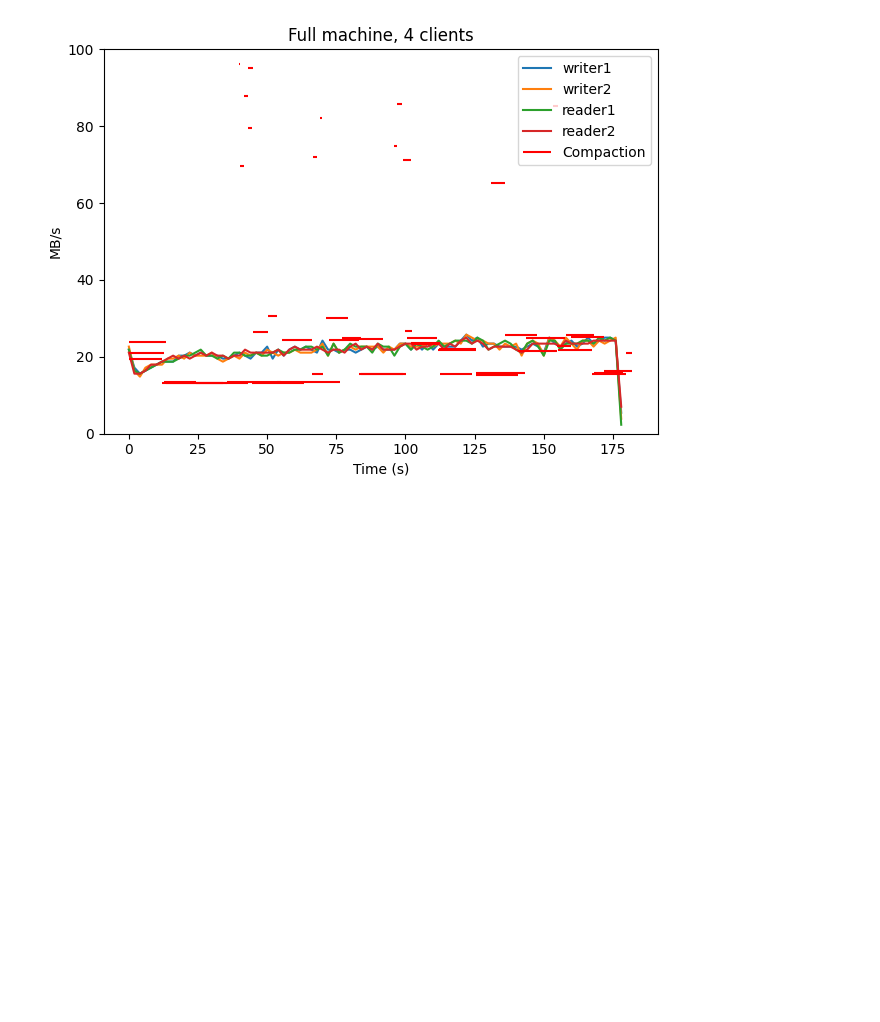
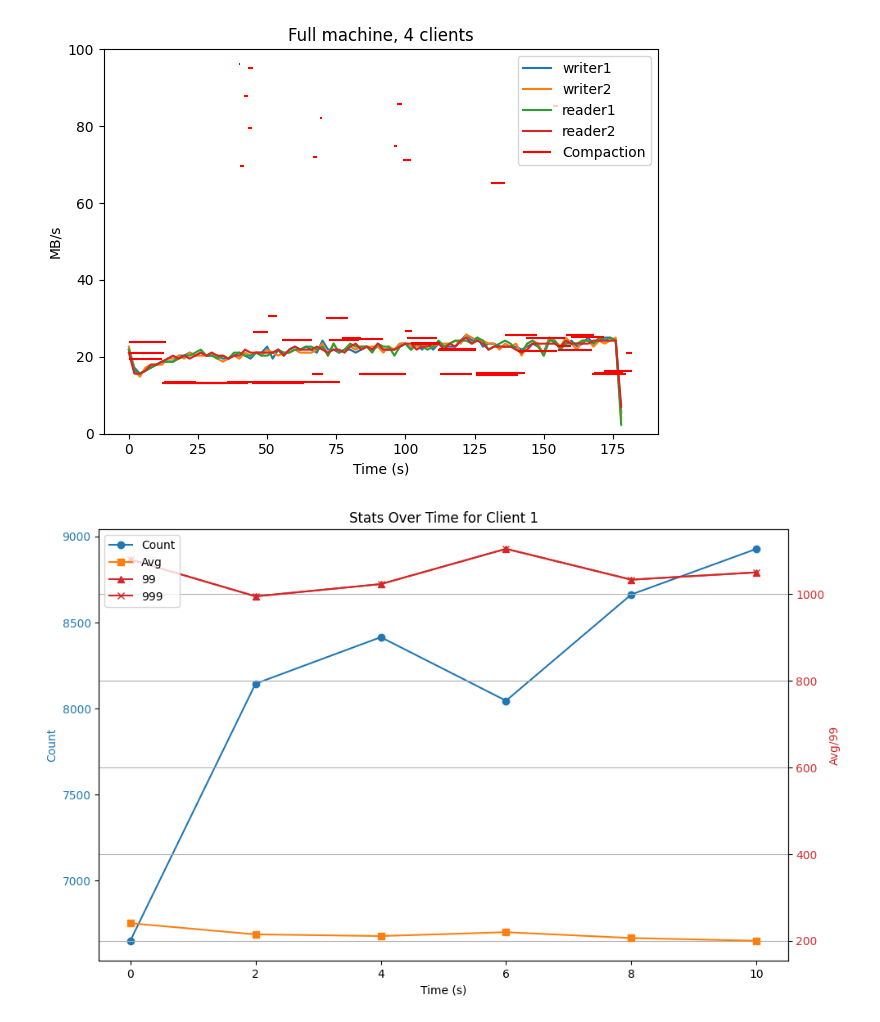
Before and after one commit to tyler-griggs/YCSB-cpp, a Jupyter notebook: analysis.ipynb, the cells around one changed output. Saved outputs shown, nothing was run; the diff lists cells and outputs as text; code cells hidden in the pictures; blank space fills up the shorter version.

Commit message:
added per-client stat tracking

```diff
--- a/analysis.ipynb
+++ b/analysis.ipynb
@@ -123,0 +160,50 @@ plt.show()
+# %%
+import matplotlib.pyplot as plt
+
+# Specify which client's data to plot (e.g., '1' for client1)
+client_id_to_plot = '1'
+
+if client_id_to_plot in client_data:
+    # Extract the data for the specified client
+    counts = [int(x) for x in client_data[client_id_to_plot]['Count']]
+    avgs = [float(x) for x in client_data[client_id_to_plot]['Avg']]
+    nines = [float(x) for x in client_data[client_id_to_plot]['99']]
+    nines = [float(x) for x in client_data[client_id_to_plot]['999']]
+
+    # Generate time points (2s intervals)
+    time_points = [2 * i for i in range(len(counts))]
+
+    # Creating the plot
+    fig, ax1 = plt.subplots(figsize=(10, 6))
+
+    # Plotting 'Count' on the primary y-axis
+    color = 'tab:blue'
+    ax1.set_xlabel('Time (s)')
+    ax1.set_ylabel('Count', color=color)
+    ax1.plot(time_points, counts, label='Count', marker='o', color=color)
+    ax1.tick_params(axis='y', labelcolor=color)
+
+    # Creating a second y-axis for 'Avg' and '99'
+    ax2 = ax1.twinx()
+    color = 'tab:red'
+    ax2.set_ylabel('Avg/99', color=color)
+    ax2.plot(time_points, avgs, label='Avg', marker='s', color='tab:orange')
+    ax2.plot(time_points, nines, label='99', marker='^', color=color)
+    ax2.plot(time_points, nines, label='999', marker='x', color=color)
+    ax2.tick_params(axis='y', labelcolor=color)
+
+    # Title and grid
+    fig.tight_layout()
+    plt.title(f'Stats Over Time for Client {client_id_to_plot}')
+    plt.grid(True)
+
+    # Legends
+    lines, labels = ax1.get_legend_handles_labels()
+    lines2, labels2 = ax2.get_legend_handles_labels()
+    ax2.legend(lines + lines2, labels + labels2, loc='upper left')
+
+    plt.show()
+else:
+    print(f"No data found for client {client_id_to_plot}.")
+# %% [output]
+[figure, added]
```
Also changed, not shown: parts of 1 cell of this notebook, 16 other files.
